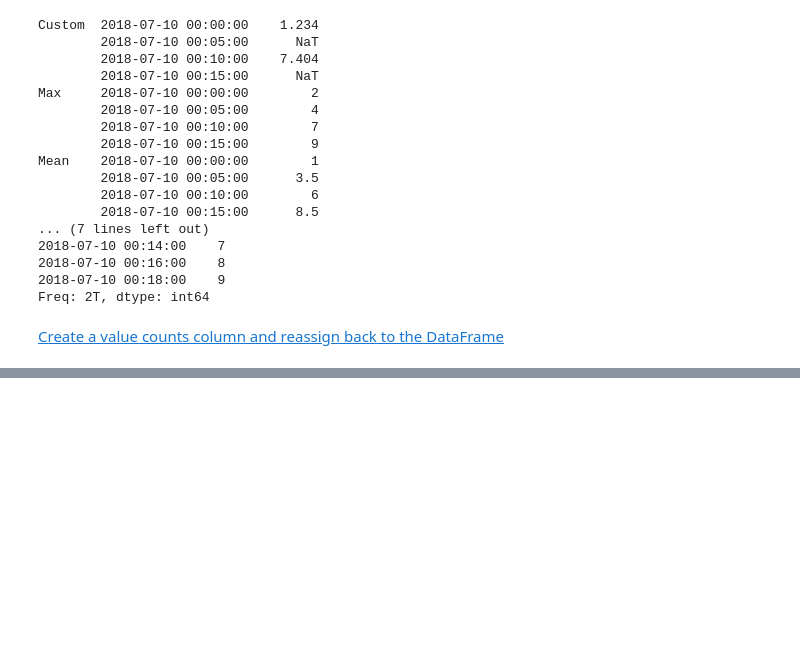
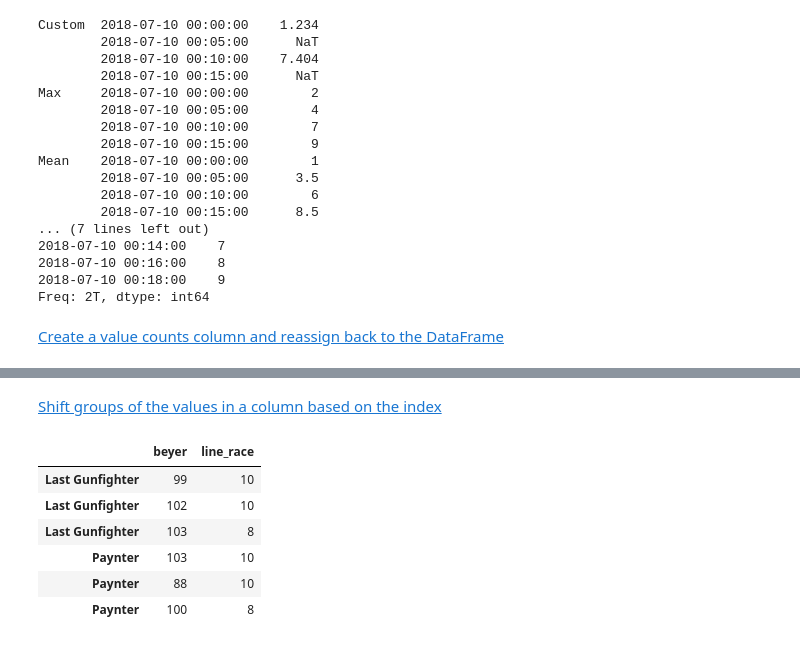
Before and after one commit to bgroveben/python3_machine_learning_projects, a Jupyter notebook: learn_kaggle/pandas/pandas_cookbook.ipynb, the cells around one changed output, grey strips where cells are left out. Cells and saved outputs as stored; diff of their text form; code cells hidden in the pictures; blank space fills up the shorter version.

```diff
--- a/learn_kaggle/pandas/pandas_cookbook.ipynb
+++ b/learn_kaggle/pandas/pandas_cookbook.ipynb
@@ -1032,0 +1051,16 @@ Freq: 2T, dtype: int64
+# %% [markdown]
+[Shift groups of the values in a column based on the index](https://stackoverflow.com/questions/23198053/how-do-you-shift-pandas-dataframe-with-a-multiindex)
+# %%
+df = pd.DataFrame({u'line_race' : [10, 10, 8, 10, 10, 8],
+                  u'beyer' : [99, 102, 103, 103, 88, 100]},
+                 index=[u'Last Gunfighter', u'Last Gunfighter', u'Last Gunfighter',
+                       u'Paynter', u'Paynter', u'Paynter'])
+df
+# %% [output]
+|  | beyer | line_race |
+| Last Gunfighter | 99 | 10 |
+| Last Gunfighter | 102 | 10 |
+| Last Gunfighter | 103 | 8 |
+| Paynter | 103 | 10 |
+| Paynter | 88 | 10 |
+| Paynter | 100 | 8 |
```
Also changed, not shown: parts of 12 cells of this notebook, 1 other file.
